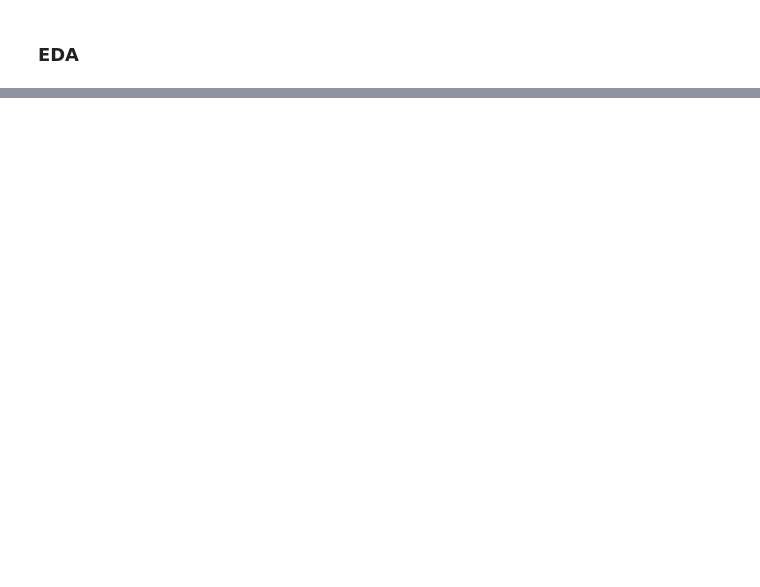
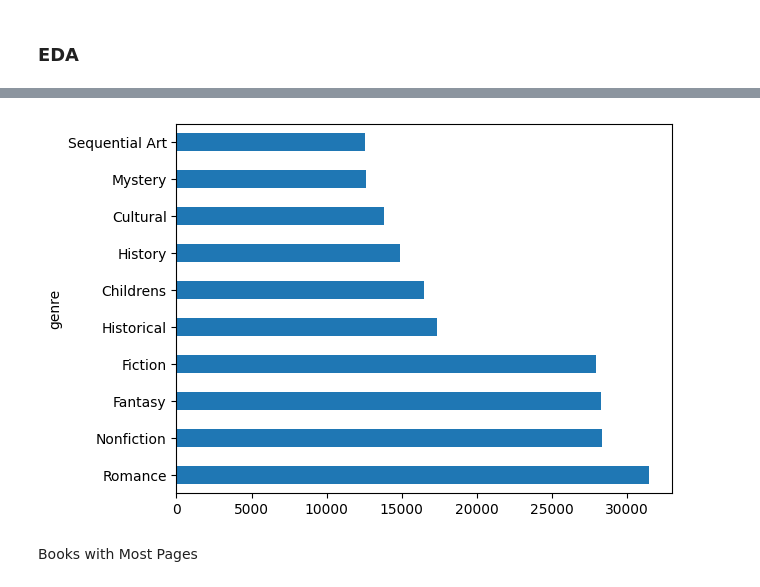
Before and after one commit to ruslan-imamguliyev/Online-Library-System, a Jupyter notebook: notebooks/eda.ipynb, the cells around one changed output, grey strips where cells are left out. Drawn from its saved outputs; the diff is of its cells as text; code cells hidden in the pictures; blank space fills up the shorter version.

```diff
--- a/notebooks/eda.ipynb
+++ b/notebooks/eda.ipynb
@@ -26,0 +136,9 @@ def display_book_info(book_series: pd.Series) -> None:
+# %%
+df['genre'].fillna('[]', inplace=True)
+df['genre'] = df['genre'].apply(lambda x: ast.literal_eval(x))
+# %%
+df.explode('genre').groupby('genre')['title'].count().sort_values(ascending=False).head(10).plot.barh();
+# %% [output]
+[figure, added]
+# %% [markdown]
+Books with Most Pages
```
Also changed, not shown: parts of 21 cells of this notebook, 6 other files.
